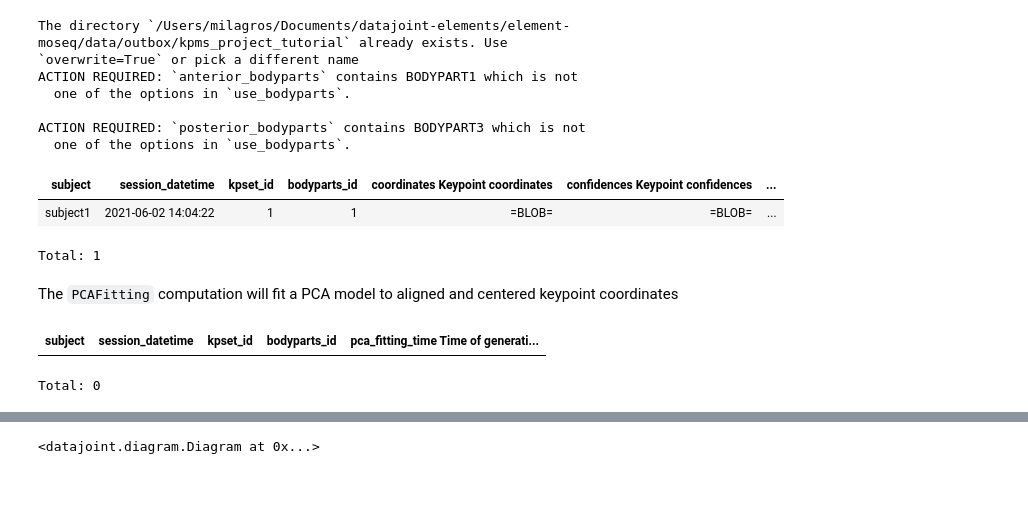
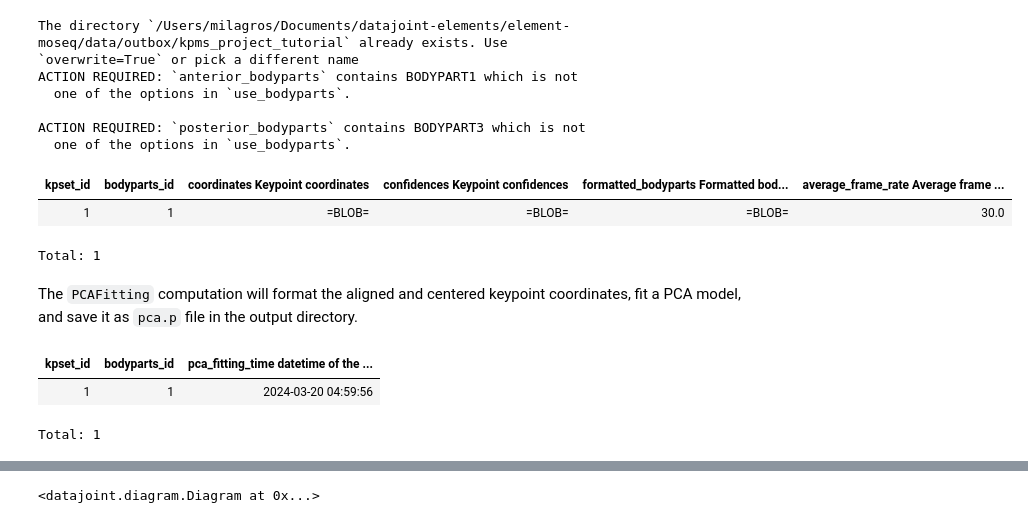
Before and after one commit to datajoint/element-moseq, a Jupyter notebook: notebooks/tutorial.ipynb, the cells around one changed output, grey strips where cells are left out. Cells and saved outputs as stored; diff of their text form; code cells hidden in the pictures; blank space fills up the shorter version.

```diff
--- a/notebooks/tutorial.ipynb
+++ b/notebooks/tutorial.ipynb
@@ -180,13 +194,13 @@ Total: 1
 # %%
 video_files = [
-    "/Users/milagros/Documents/datajoint-elements/element-moseq/data/inbox/input_data/videos/21_11_8_one_mouse.top.ir.Mp4",
-    "/Users/milagros/Documents/datajoint-elements/element-moseq/data/inbox/input_data/videos/21_12_2_def6a_1.top.ir.mp4",
-    "/Users/milagros/Documents/datajoint-elements/element-moseq/data/inbox/input_data/videos/21_12_2_def6b_2.top.ir.mp4",
+    "dlc_project/videos/21_11_8_one_mouse.top.ir.Mp4",
+    "dlc_project/videos/21_12_2_def6a_1.top.ir.mp4",
+    "dlc_project/videos/21_12_2_def6b_2.top.ir.mp4",
 ]
 
 kpms_pca.KeypointSet.VideoFile.insert(
     (
-        {**kpset_key, "video_id": v_idx, "video_path": Path(f)}
+        {"kpset_id": 1, "video_id": v_idx, "video_path": Path(f)}
         for v_idx, f in enumerate(video_files)
     ),
     skip_duplicates=True,
@@ -290,10 +299,10 @@ ACTION REQUIRED: `anterior_bodyparts` contains BODYPART1 which is not
 ACTION REQUIRED: `posterior_bodyparts` contains BODYPART3 which is not
   one of the options in `use_bodyparts`.
 # %%
-kpms_pca.FormattedDataset()
+kpms_pca.LoadKeypointSet()
 # %% [output]
-| subject | session_datetime | kpset_id | bodyparts_id | coordinates Keypoint coordinates | confidences Keypoint confidences | ... |
-| subject1 | 2021-06-02 14:04:22 | 1 | 1 | =BLOB= | =BLOB= | ... |
+| kpset_id | bodyparts_id | coordinates Keypoint coordinates | confidences Keypoint confidences | formatted_bodyparts Formatted bod... | average_frame_rate Average frame ... |
+| 1 | 1 | =BLOB= | =BLOB= | =BLOB= | 30.0 |
 Total: 1
 # %% [markdown]
-The `PCAFitting` computation will fit a PCA model to aligned and centered keypoint coordinates
+The `PCAFitting` computation will format the aligned and centered keypoint coordinates, fit a PCA model, and save it as `pca.p` file in the output directory.
@@ -300,5 +311,6 @@ The `PCAFitting` computation will fit a PCA model to aligned and centered keypoi
 # %%
 kpms_pca.PCAFitting()
 # %% [output]
-| subject | session_datetime | kpset_id | bodyparts_id | pca_fitting_time Time of generati... |
+| kpset_id | bodyparts_id | pca_fitting_time datetime of the ... |
+| 1 | 1 | 2024-03-20 04:59:56 |
-Total: 0
+Total: 1
```
Also changed, not shown: parts of 112 cells of this notebook.
